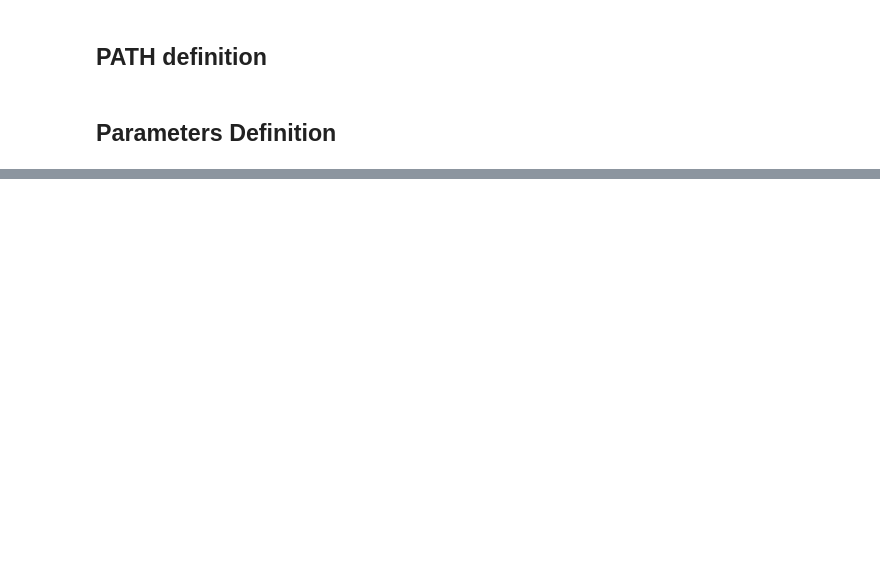
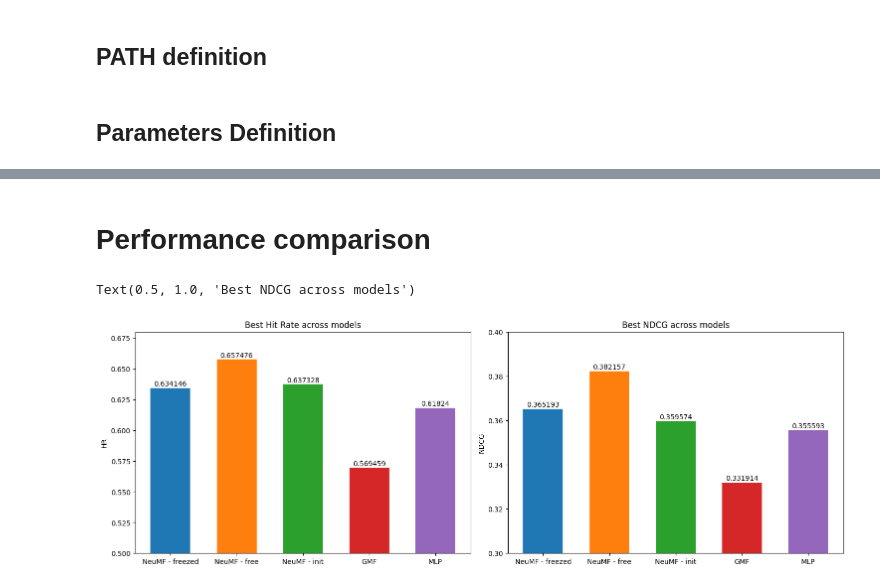
Before and after one commit to agoniko/NCF---Transfer-Learning, a Jupyter notebook: Assignment 2.ipynb, the cells around one changed output, grey strips where cells are left out. Saved outputs shown, nothing was run; the diff lists cells and outputs as text; code cells hidden in the pictures; blank space fills up the shorter version.

```diff
--- a/Assignment 2.ipynb
+++ b/Assignment 2.ipynb
@@ -92,0 +395,41 @@ test_loader = data.get_test_instance()
+# %% [markdown]
+# Performance comparison
+# %%
+nmf_freezed = torch.load(MODEL_PATH + "NeuMF64-freezed.pt", map_location = device)
+gmf_best = torch.load(MODEL_PATH + "GMF8.pt", map_location = device)
+mlp_best = torch.load(MODEL_PATH + "MLP64.pt", map_location = device)
+nmf_free = torch.load(MODEL_PATH + "NeuMF64-free.pt", map_location = device)
+nmf_init = torch.load(MODEL_PATH + "Assignment 1 - best.pt", map_location = device)
+
+nmf_freezed.to(device)
+gmf_best.to(device)
+mlp_best.to(device)
+nmf_free.to(device)
+nmf_init.to(device)
+
+HR, NDCG = {}, {}
+HR['NeuMF - freezed'], NDCG['NeuMF - freezed'] = metrics(nmf_freezed, test_loader, 10, device)
+HR['NeuMF - free'], NDCG['NeuMF - free'] = metrics(nmf_free, test_loader, 10, device)
+HR['NeuMF - init'], NDCG['NeuMF - init'] = metrics(nmf_init, test_loader, 10, device)
+HR['GMF'], NDCG['GMF'] = metrics(gmf_best, test_loader, 10, device)
+HR['MLP'], NDCG['MLP'] = metrics(mlp_best, test_loader, 10, device)
+# %%
+fig, ax = plt.subplots(1, 2, layout = "constrained", figsize = (15, 5))
+for model, value in HR.items():
+    rect = ax[0].bar(model, value, width= 0.6)
+    ax[0].bar_label(rect, padding = 1)
+
+ax[0].set_ylabel("HR")
+ax[0].set_ylim(0.5, 0.68)
+ax[0].set_title("Best Hit Rate across models")
+
+for model, value in NDCG.items():
+    rect = ax[1].bar(model, value, width= 0.6)
+    ax[1].bar_label(rect, padding = 1)
+
+ax[1].set_ylabel("NDCG")
+ax[1].set_ylim(0.3, 0.40)
+ax[1].set_title("Best NDCG across models")
+# %% [output]
+Text(0.5, 1.0, 'Best NDCG across models')
+[figure, added]
```
Also changed, not shown: parts of 27 cells of this notebook.
